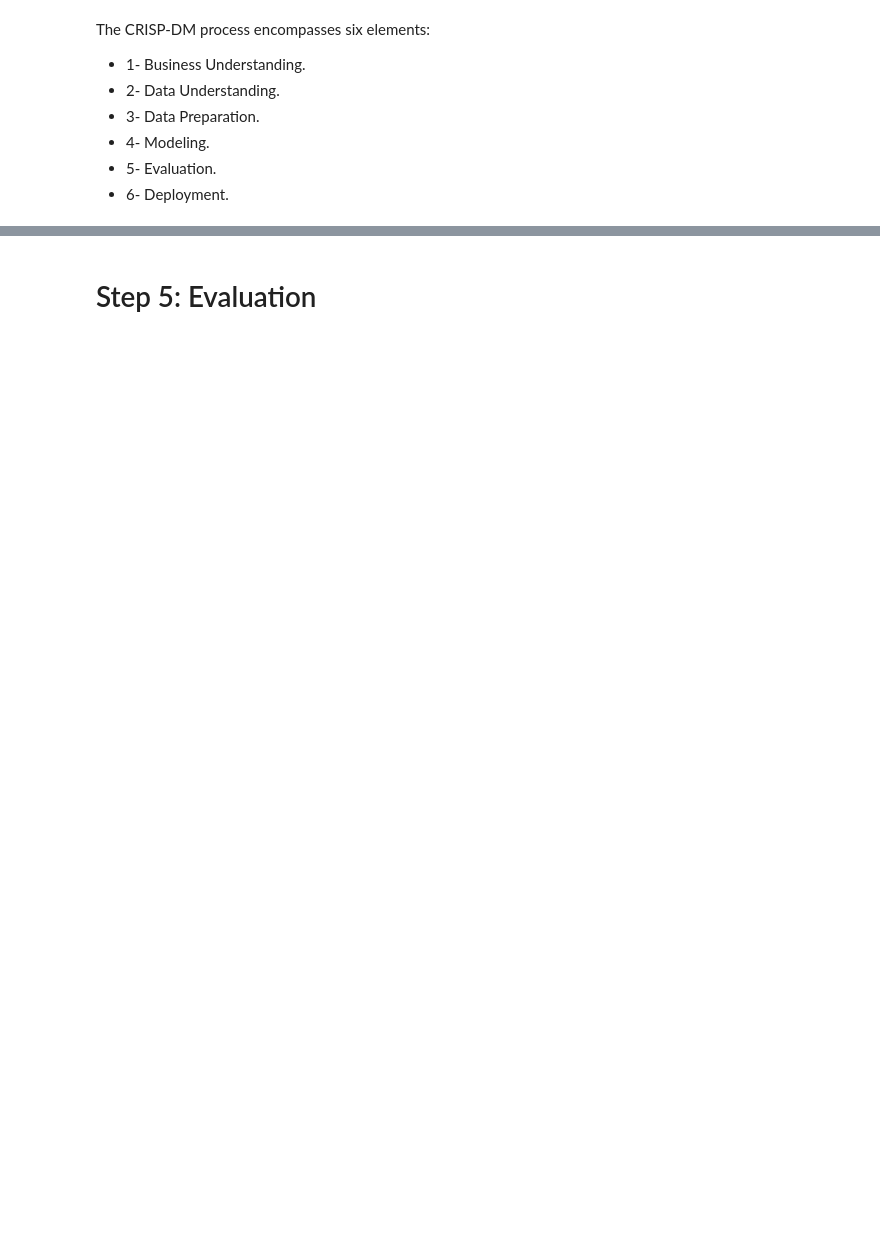
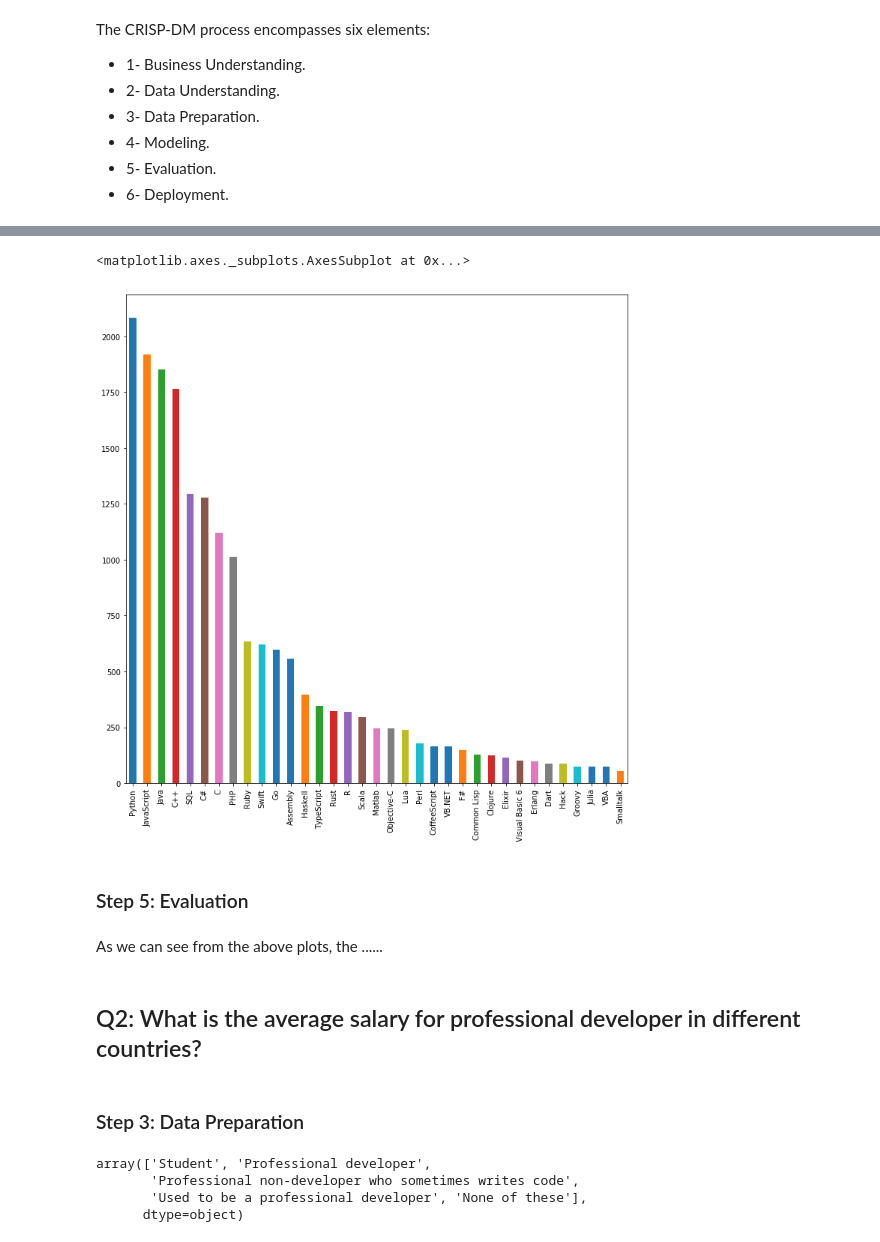
Before and after one commit to maryamghamdi/Write-A-Data-Science-Blog-Post, a Jupyter notebook: Project 4 Write A Data Science Blog Post.ipynb, the cells around one changed output, grey strips where cells are left out. Cells and saved outputs as stored; diff of their text form; code cells hidden in the pictures; blank space fills up the shorter version.

```diff
--- a/Project 4 Write A Data Science Blog Post.ipynb
+++ b/Project 4 Write A Data Science Blog Post.ipynb
@@ -35,2 +177,21 @@ from matplotlib import pyplot as plt
+# %%
+Std_languages_want = df_1['WantWorkLanguage'].str.split('; ', expand=True).stack().value_counts()
+Std_languages_want.plot(kind="bar", figsize=(12,12))
+# %% [output]
+<matplotlib.axes._subplots.AxesSubplot at 0x...>
+[figure, added]
 # %% [markdown]
-# Step 5: Evaluation
+### Step 5: Evaluation
+# %% [markdown]
+As we can see from the above plots, the ......
+# %% [markdown]
+## Q2: What is the average salary for professional developer in different countries?
+# %% [markdown]
+### Step 3: Data Preparation
+# %%
+df.Professional.unique()
+# %% [output]
+array(['Student', 'Professional developer',
+       'Professional non-developer who sometimes writes code',
+       'Used to be a professional developer', 'None of these'],
+      dtype=object)
```
Also changed, not shown: parts of 35 cells of this notebook, 5 other files.
